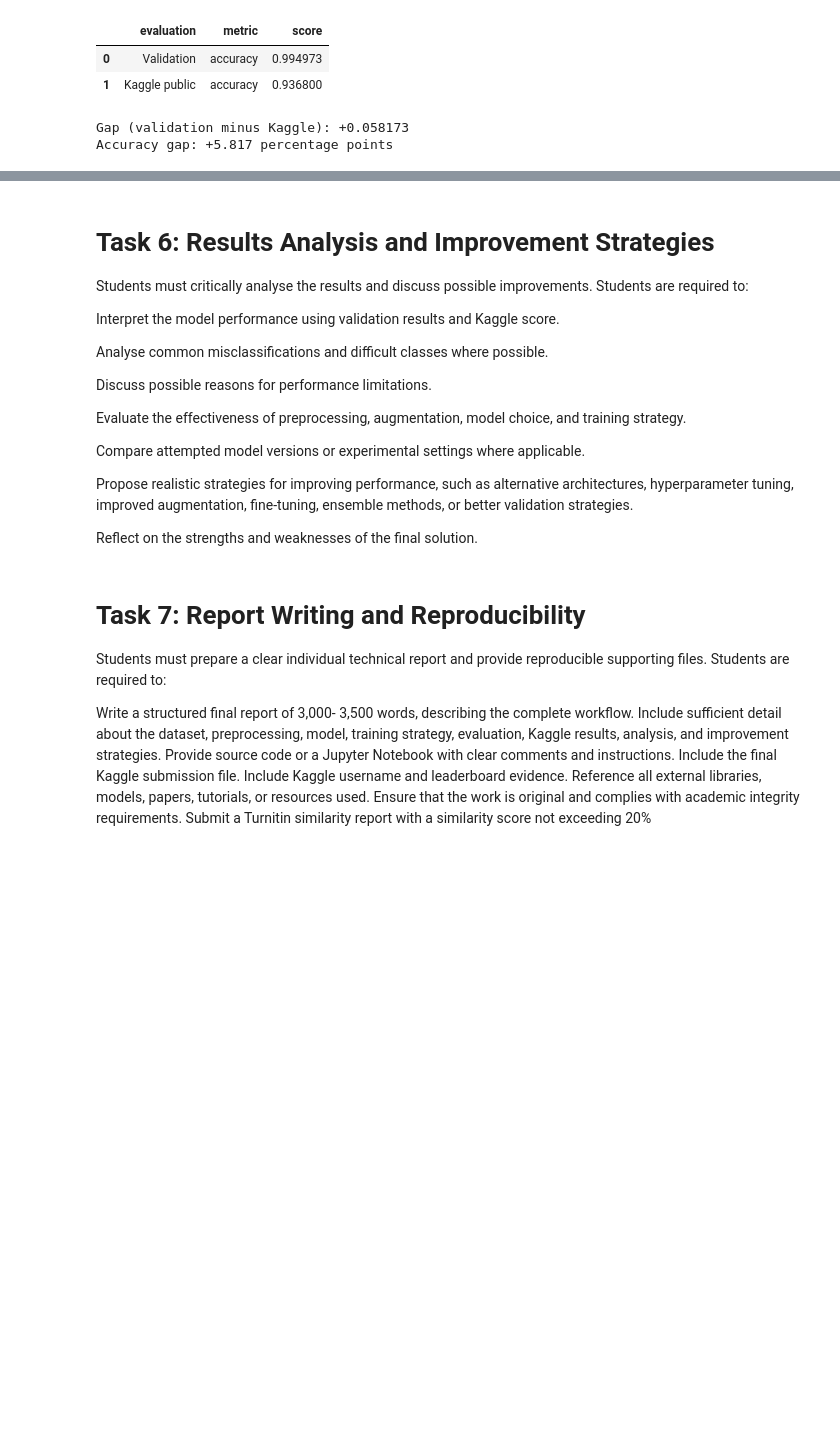
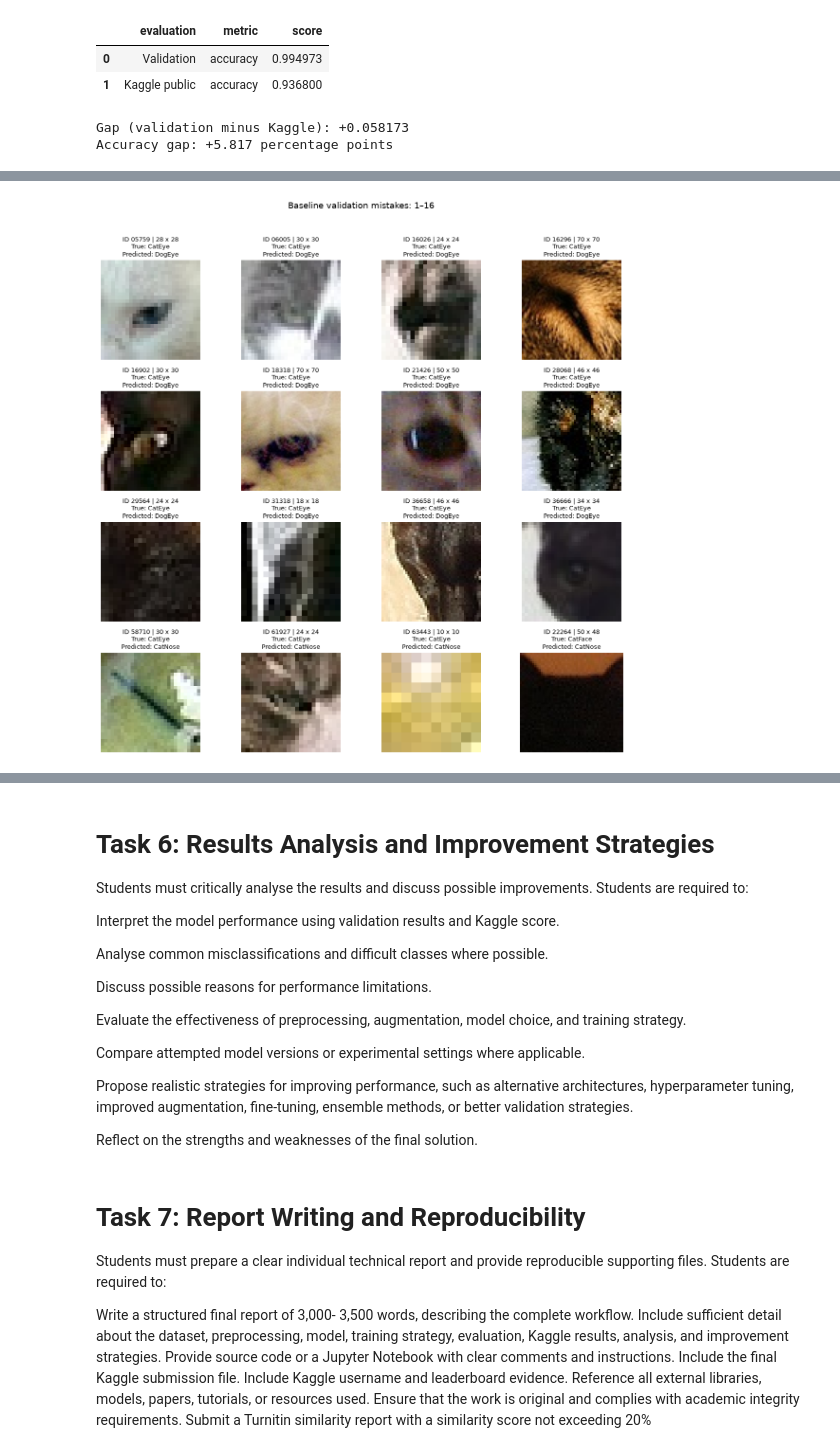
Before and after one commit to ChrisJHM6446/ENGE707_KaggleCompetition, a Jupyter notebook: KaggleComp_Main/Main.ipynb, the cells around one changed output, grey strips where cells are left out. Saved outputs shown, nothing was run; the diff lists cells and outputs as text; code cells hidden in the pictures; blank space fills up the shorter version.

Commit message:
Testing a new model. configurations ave been changes, images have been excluded and augmented. committing before I run the model.

```diff
--- a/KaggleComp_Main/Main.ipynb
+++ b/KaggleComp_Main/Main.ipynb
@@ -3546,0 +3652,87 @@ the validation set was used for checkpoint selection, so it was not an untouched
+# %%
+# E2 shows where my baseline validation made mistakes.
+# shows the actual images associated with the incorrect predictions, this was around 64 images, enough for me to check myself.
+# determine whether errors involve ambiguity, shit quality or model was not good enough. ResNet18 I will stick with, 34 doesn't gurantee better performance, 18 is very capable
+# joins saved predictions to the validation manifest and plot paginated grids.
+
+def show_gallery(table, title, per_page=16):
+    if table.empty:
+        print("No images to display.")
+        return
+
+    for start in range(0, len(table), per_page):
+        page = table.iloc[start:start + per_page]
+        rows = math.ceil(len(page) / 4)
+
+        fig, axes = plt.subplots(
+            rows, 4,
+            figsize=(12, 3 * rows),
+            squeeze=False
+        )
+
+        for ax, row in zip(axes.flat, page.to_dict("records")):
+            with Image.open(row["clean_path"]) as image:
+                picture = ImageOps.exif_transpose(image).convert("RGB")
+                width, height = picture.size
+                picture.thumbnail((320, 320))
+                ax.imshow(picture)
+
+            actual = row.get("true_class", row.get("class", ""))
+            text = (
+                f"ID {row['image_id']} | {width} x {height}"
+                f"\nTrue: {actual}"
+            )
+
+            if "predicted_class" in row:
+                text += f"\nPredicted: {row['predicted_class']}"
+
+            ax.set_title(text, fontsize=9)
+
+        for ax in axes.flat:
+            ax.axis("off")
+
+        fig.suptitle(
+            f"{title}: {start + 1}–{start + len(page)}",
+            fontsize=13
+        )
+        fig.tight_layout(rect=(0, 0, 1, .96))
+        plt.show()
+        plt.close(fig)
+
+
+baseline_predictions = pd.read_csv(
+    BASE_LOG / "task5_evaluation" / "validation_predictions.csv",
+    dtype="string"
+)
+
+assert baseline_predictions["image_id"].is_unique
+assert set(baseline_predictions["image_id"]) == set(VAL_IDS)
+
+assert (
+    baseline_predictions.set_index("image_id")["true_class"]
+    .reindex(VAL_IDS).tolist()
+    == review_val["class"].tolist()
+)
+
+errors = review_val.rename(columns={"class": "true_class"}).merge(
+    baseline_predictions[["image_id", "predicted_class"]],
+    on="image_id",
+    validate="one_to_one"
+)
+
+errors = errors[
+    errors["true_class"] != errors["predicted_class"]
+].copy()
+
+errors = errors.sort_values(
+    ["true_class", "image_id"]
+).reset_index(drop=True)
+
+errors.to_csv(
+    REVIEW / "baseline_validation_errors.csv",
+    index=False
+)
+
+print("Baseline validation mistakes:", len(errors))
+show_gallery(errors, "Baseline validation mistakes")
+# %% [output]
@@ -3546,0 +3740 @@ the validation set was used for checkpoint selection, so it was not an untouched
+[figure, added]
```
Also changed, not shown: parts of 13 cells of this notebook, 2 other files.
